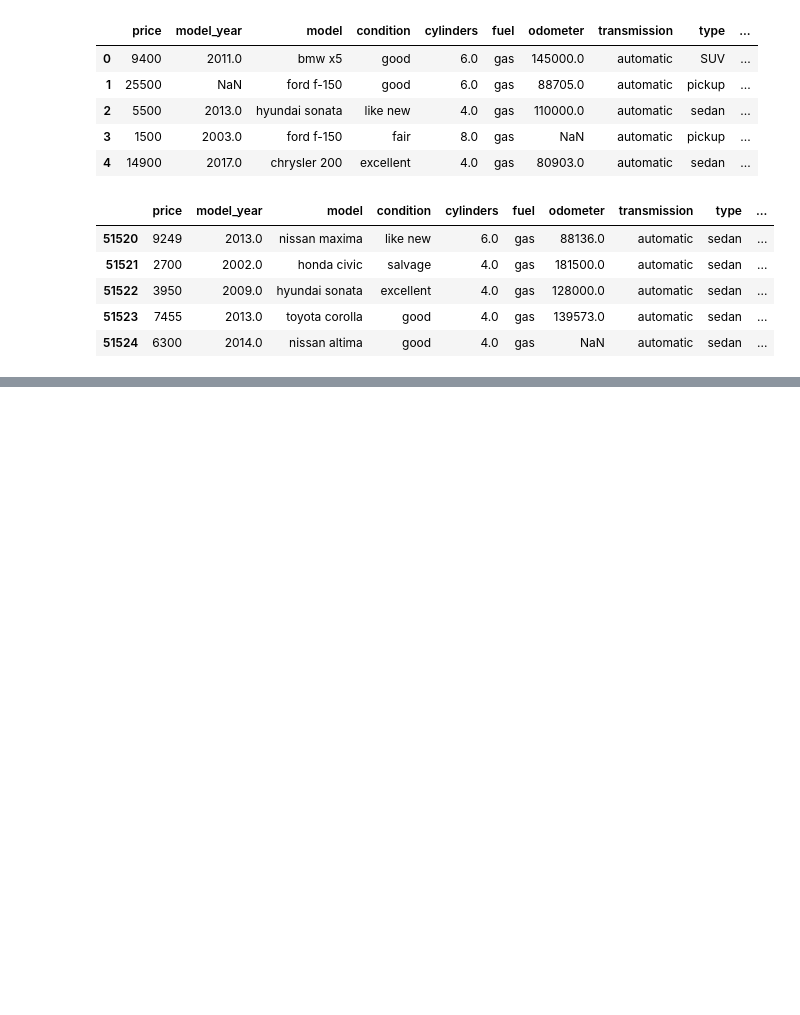
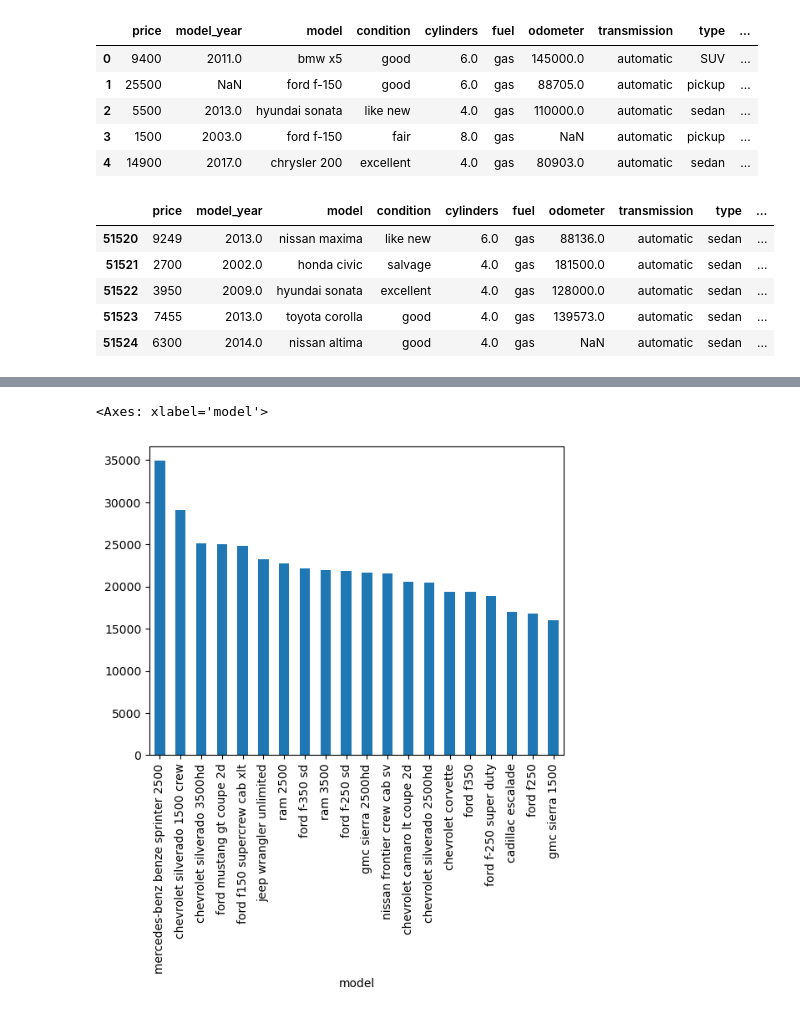
Before and after one commit to Vanessacat524/cars, a Jupyter notebook: notebooks/EDA.ipynb, the cells around one changed output, grey strips where cells are left out. Saved outputs shown, nothing was run; the diff lists cells and outputs as text; code cells hidden in the pictures; blank space fills up the shorter version.

```diff
--- a/notebooks/EDA.ipynb
+++ b/notebooks/EDA.ipynb
@@ -31,0 +35,5 @@ fig = px.
+# %%
+df.groupby('model')['price'].mean().sort_values(ascending=False)[:20].plot(kind='bar')
+# %% [output]
+<Axes: xlabel='model'>
+[figure, added]
```
Also changed, not shown: parts of 3 cells of this notebook, 1 other file.
